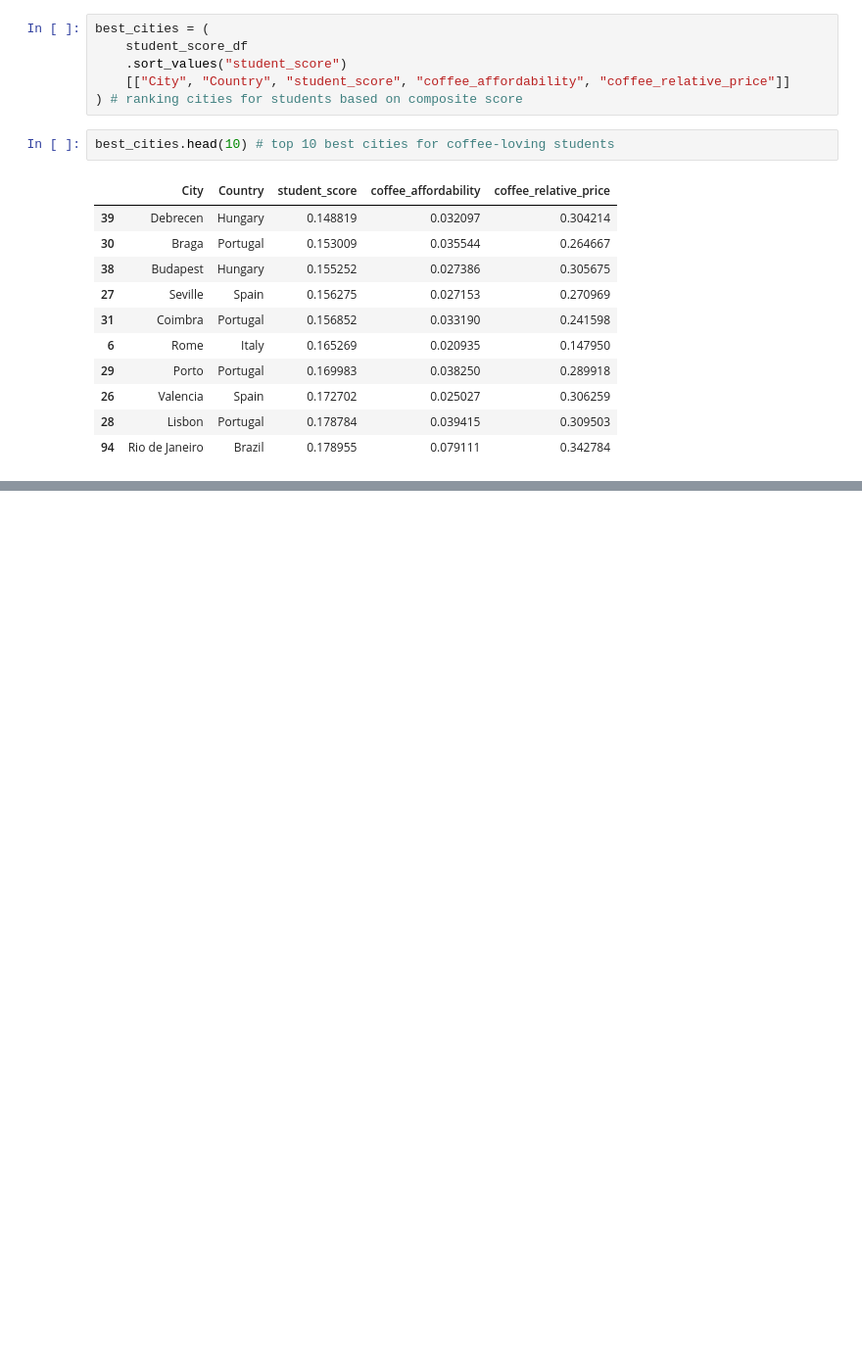
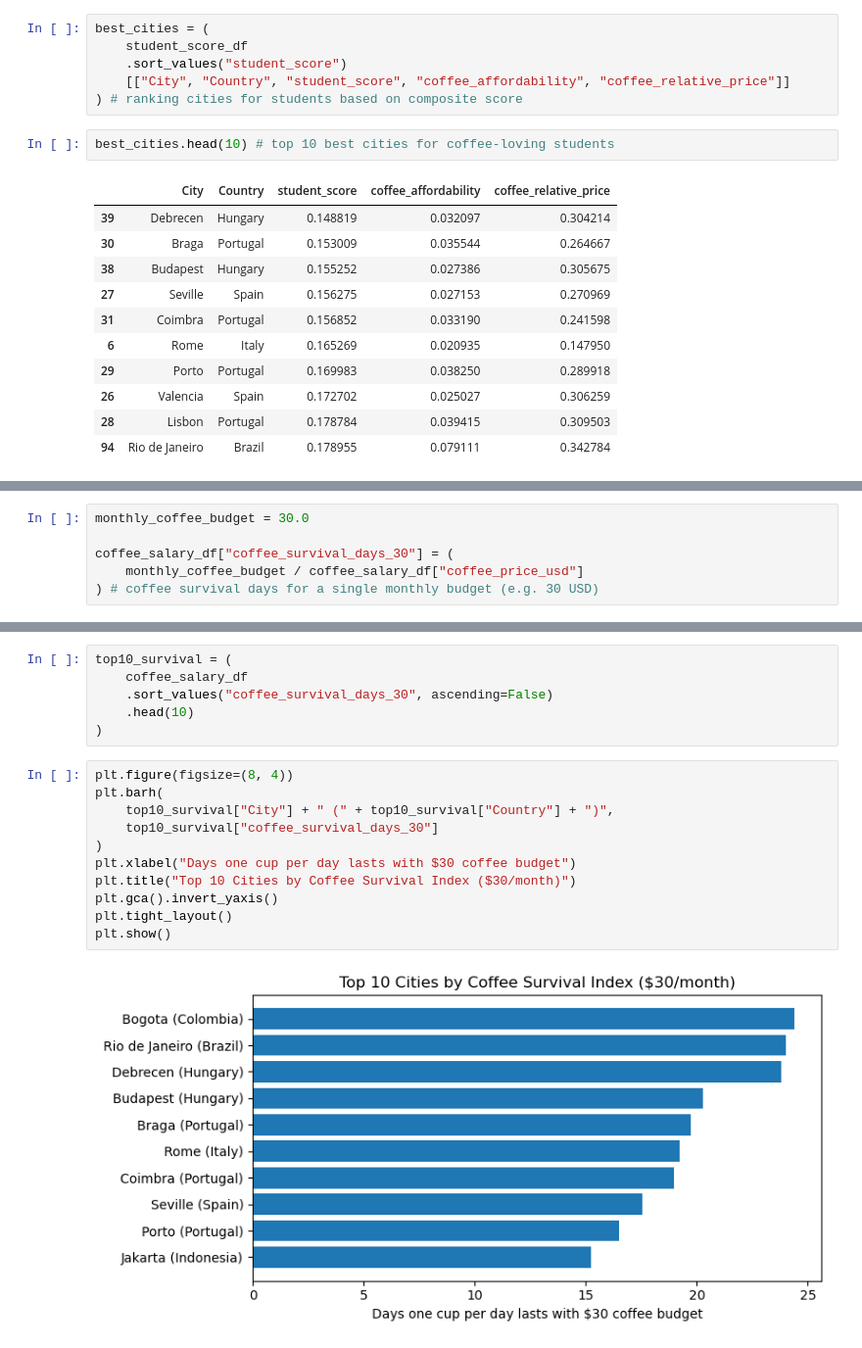
Before and after one commit to luckakovy/Global-Analysis-of-Coffee-Affordability-Best-Cities-for-Boke-Caffeine-Addicted-Students, a Jupyter notebook: analysis.ipynb, the cells around one changed output, grey strips where cells are left out. Shown at 98% size. Drawn from its saved outputs; the diff is of its cells as text; blank space fills up the shorter version.

Commit message:
created coffee survival index + plot

```diff
--- a/analysis.ipynb
+++ b/analysis.ipynb
@@ -578,0 +581,6 @@ best_cities.head(10) # top 10 best cities for coffee-loving students
+# %%
+monthly_coffee_budget = 30.0
+
+coffee_salary_df["coffee_survival_days_30"] = (
+    monthly_coffee_budget / coffee_salary_df["coffee_price_usd"]
+) # coffee survival days for a single monthly budget (e.g. 30 USD)
@@ -578,0 +630,19 @@ best_cities.head(10) # top 10 best cities for coffee-loving students
+# %%
+top10_survival = (
+    coffee_salary_df
+    .sort_values("coffee_survival_days_30", ascending=False)
+    .head(10)
+)
+# %%
+plt.figure(figsize=(8, 4))
+plt.barh(
+    top10_survival["City"] + " (" + top10_survival["Country"] + ")",
+    top10_survival["coffee_survival_days_30"]
+)
+plt.xlabel("Days one cup per day lasts with $30 coffee budget")
+plt.title("Top 10 Cities by Coffee Survival Index ($30/month)")
+plt.gca().invert_yaxis()
+plt.tight_layout()
+plt.show()
+# %% [output]
+[figure, added]
```
Also changed, not shown: parts of 6 cells of this notebook.
